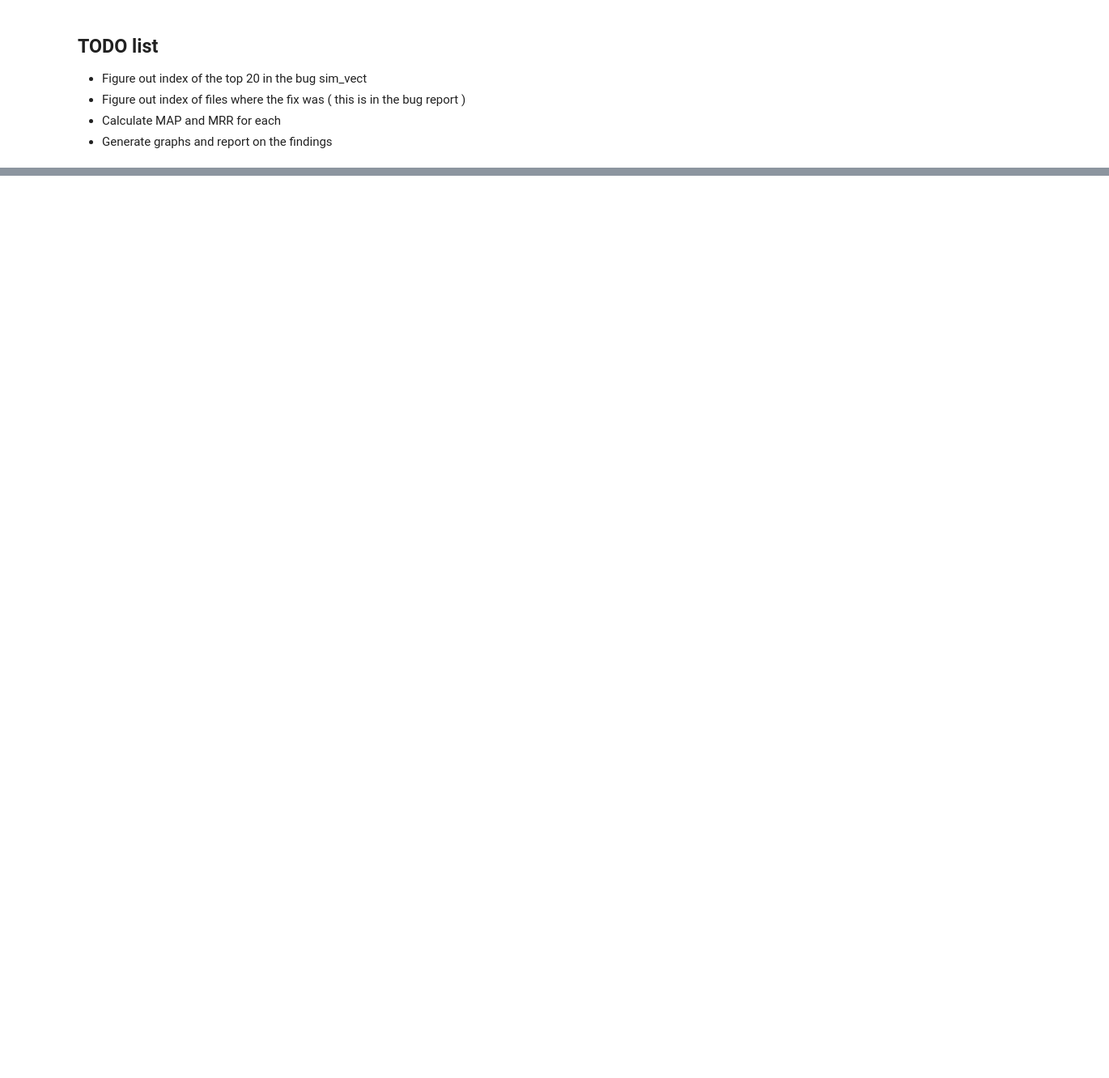
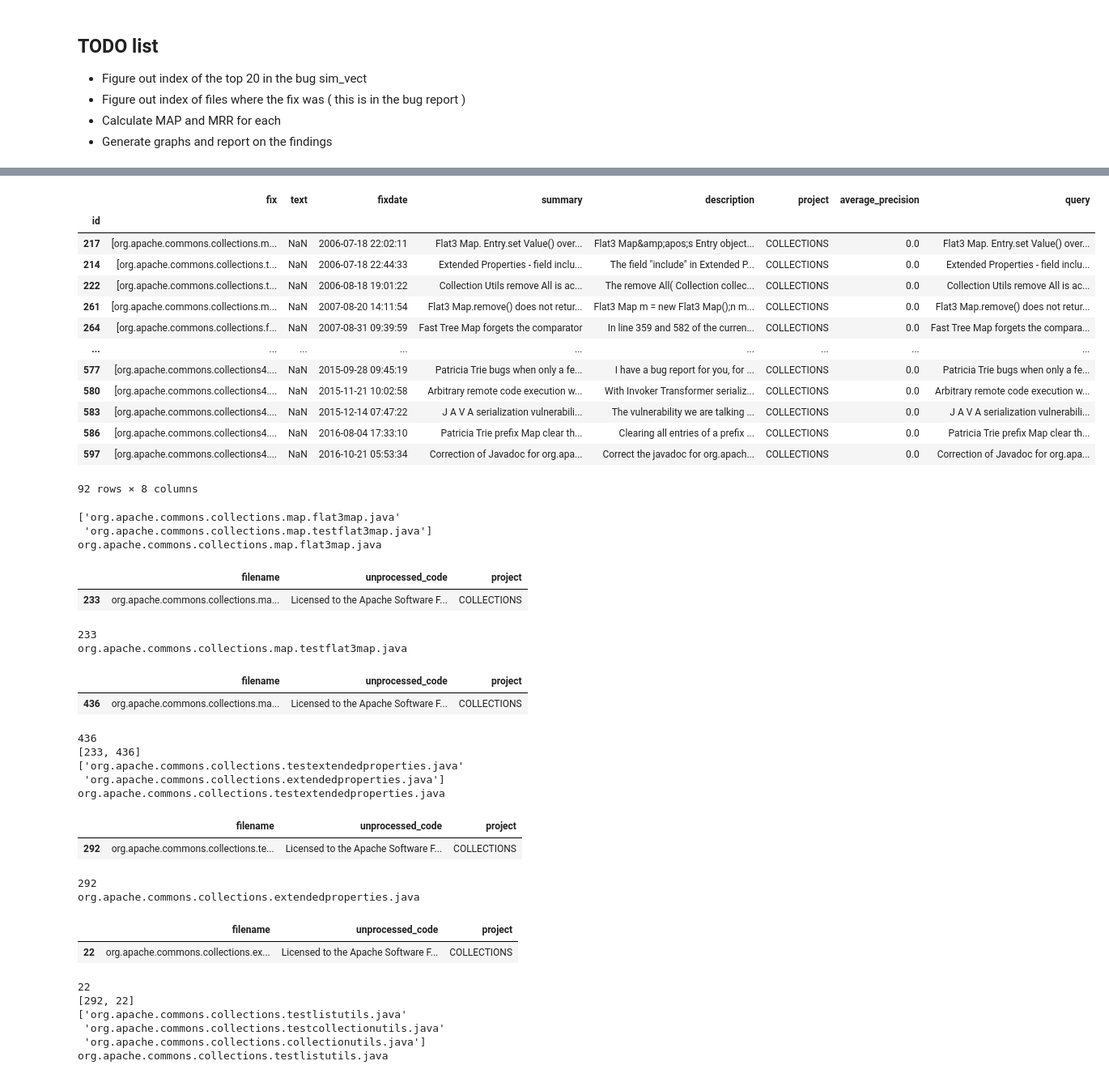
Before and after one commit to avneetgill/ensf544Project, a Jupyter notebook: Project2/Phase1/Phase1.ipynb, the cells around one changed output, grey strips where cells are left out. Shown at 81% size. Drawn from its saved outputs; the diff is of its cells as text; code cells hidden in the pictures; blank space fills up the shorter version.

```diff
--- a/Project2/Phase1/Phase1.ipynb
+++ b/Project2/Phase1/Phase1.ipynb
@@ -412,3 +390,67 @@ tuple(tup)
  (0.6490579093540119, 0),
  ('org.apache.commons.lang.stringutilstest.java', -1),
  ...)
+# %%
+src = sc_grouped_df.get_group("COLLECTIONS")
+bug = bg_grouped_df.get_group("COLLECTIONS")
+count = 0
+fix_list = list()
+for fixes in bug["fix"]:
+    print(fixes)
+    fix_sub=list()
+    for fix in fixes:
+        print(fix)
+        df = src[src["filename"].str.match(fix)]
+        display(df)
+        try:
+            print(df.index[0])
+            fix_sub.append(df.index[0])
+        except:
+            count += 1
+            fix_sub.append(-1)
+    print(fix_sub)
+    fix_list.append(fix_sub)
+print(fix_list)
+print(count) # 328 missing
+# this is a list of the indexes of the file where the fix was located
+# %% [output]
+|  | fix | text | fixdate | summary | description | project | average_precision | query |
+| id |  |  |  |  |  |  |  |  |
+| 217 | [org.apache.commons.collections.m... | NaN | 2006-07-18 22:02:11 | Flat3 Map. Entry.set Value() over... | Flat3 Map&amp;apos;s Entry object... | COLLECTIONS | 0.0 | Flat3 Map. Entry.set Value() over... |
+| 214 | [org.apache.commons.collections.t... | NaN | 2006-07-18 22:44:33 | Extended Properties - field inclu... | The field "include" in Extended P... | COLLECTIONS | 0.0 | Extended Properties - field inclu... |
+| 222 | [org.apache.commons.collections.t... | NaN | 2006-08-18 19:01:22 | Collection Utils remove All is ac... | The remove All( Collection collec... | COLLECTIONS | 0.0 | Collection Utils remove All is ac... |
+| 261 | [org.apache.commons.collections.m... | NaN | 2007-08-20 14:11:54 | Flat3 Map.remove() does not retur... | Flat3 Map m = new Flat3 Map();n m... | COLLECTIONS | 0.0 | Flat3 Map.remove() does not retur... |
+| 264 | [org.apache.commons.collections.f... | NaN | 2007-08-31 09:39:59 | Fast Tree Map forgets the comparator | In line 359 and 582 of the curren... | COLLECTIONS | 0.0 | Fast Tree Map forgets the compara... |
+| ... | ... | ... | ... | ... | ... | ... | ... | ... |
+| 577 | [org.apache.commons.collections4.... | NaN | 2015-09-28 09:45:19 | Patricia Trie bugs when only a fe... | I have a bug report for you, for ... | COLLECTIONS | 0.0 | Patricia Trie bugs when only a fe... |
+| 580 | [org.apache.commons.collections4.... | NaN | 2015-11-21 10:02:58 | Arbitrary remote code execution w... | With Invoker Transformer serializ... | COLLECTIONS | 0.0 | Arbitrary remote code execution w... |
+| 583 | [org.apache.commons.collections4.... | NaN | 2015-12-14 07:47:22 | J A V A serialization vulnerabili... | The vulnerability we are talking ... | COLLECTIONS | 0.0 | J A V A serialization vulnerabili... |
+| 586 | [org.apache.commons.collections4.... | NaN | 2016-08-04 17:33:10 | Patricia Trie prefix Map clear th... | Clearing all entries of a prefix ... | COLLECTIONS | 0.0 | Patricia Trie prefix Map clear th... |
+| 597 | [org.apache.commons.collections4.... | NaN | 2016-10-21 05:53:34 | Correction of Javadoc for org.apa... | Correct the javadoc for org.apach... | COLLECTIONS | 0.0 | Correction of Javadoc for org.apa... |
+92 rows × 8 columns
+['org.apache.commons.collections.map.flat3map.java'
+ 'org.apache.commons.collections.map.testflat3map.java']
+org.apache.commons.collections.map.flat3map.java
+|  | filename | unprocessed_code | project |
+| 233 | org.apache.commons.collections.ma... | Licensed to the Apache Software F... | COLLECTIONS |
+233
+org.apache.commons.collections.map.testflat3map.java
+|  | filename | unprocessed_code | project |
+| 436 | org.apache.commons.collections.ma... | Licensed to the Apache Software F... | COLLECTIONS |
+436
+[233, 436]
+['org.apache.commons.collections.testextendedproperties.java'
+ 'org.apache.commons.collections.extendedproperties.java']
+org.apache.commons.collections.testextendedproperties.java
+|  | filename | unprocessed_code | project |
+| 292 | org.apache.commons.collections.te... | Licensed to the Apache Software F... | COLLECTIONS |
+292
+org.apache.commons.collections.extendedproperties.java
+|  | filename | unprocessed_code | project |
+| 22 | org.apache.commons.collections.ex... | Licensed to the Apache Software F... | COLLECTIONS |
+22
+[292, 22]
+['org.apache.commons.collections.testlistutils.java'
+ 'org.apache.commons.collections.testcollectionutils.java'
+ 'org.apache.commons.collections.collectionutils.java']
+org.apache.commons.collections.testlistutils.java
```
Also changed, not shown: parts of 4 cells of this notebook.
